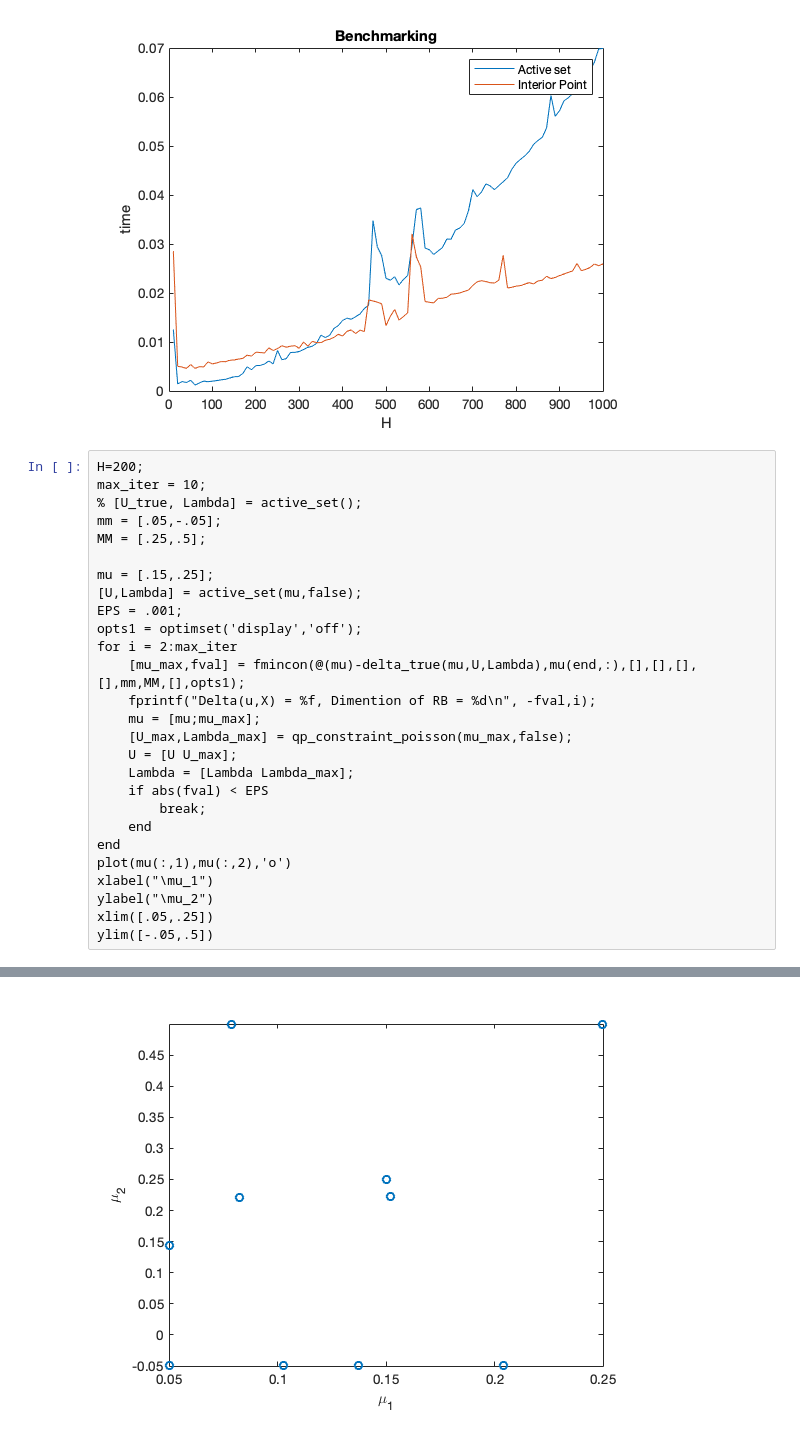
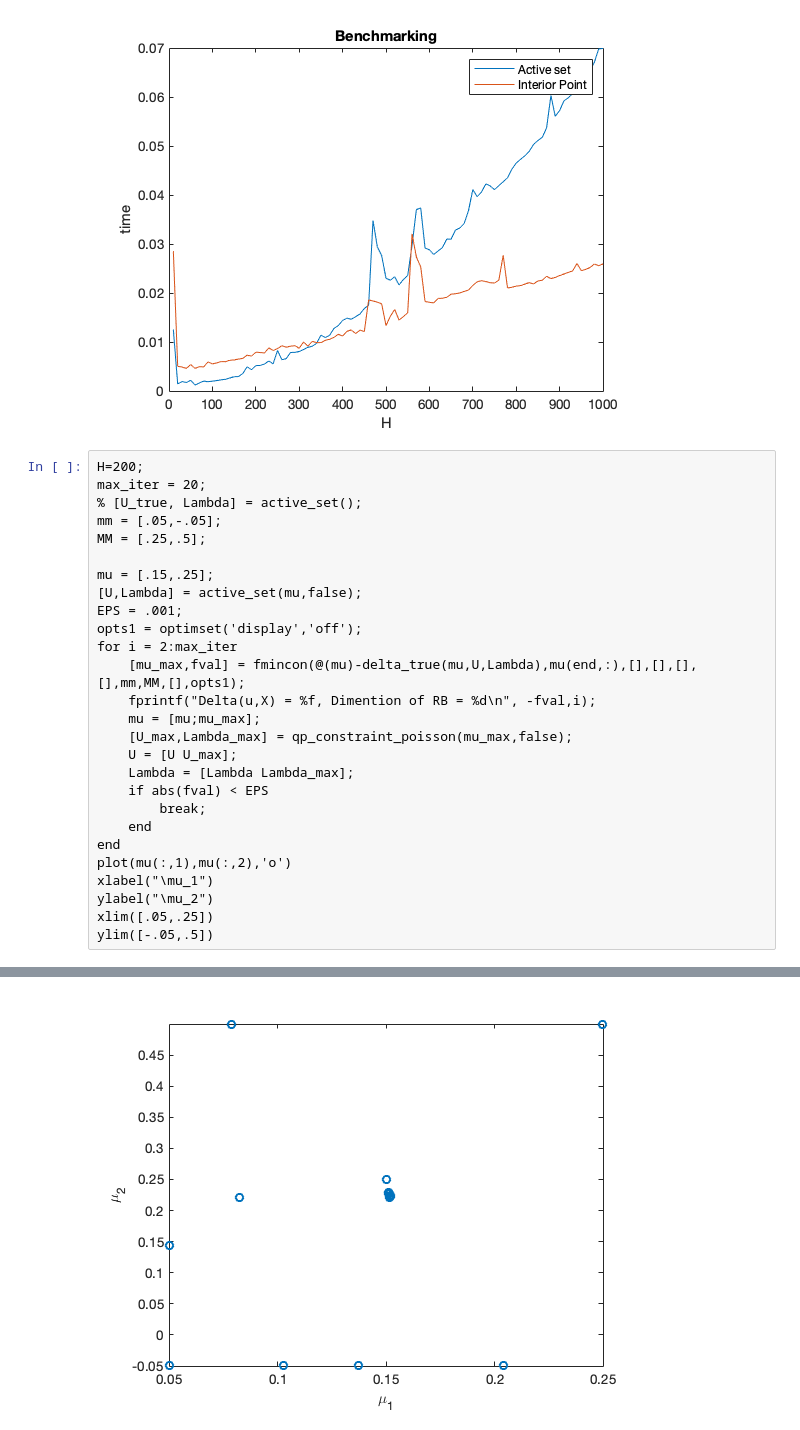
Before and after one commit to EvergreenTree/siam2012reduced, a Jupyter notebook: code/test.ipynb, the cells around one changed output, grey strips where cells are left out. Saved outputs shown, nothing was run; the diff lists cells and outputs as text.

```diff
--- a/code/test.ipynb
+++ b/code/test.ipynb
@@ -74,7 +81,7 @@ title('Benchmarking')
 [figure]
 # %%
 H=200;
-max_iter = 10;
+max_iter = 20;
 % [U_true, Lambda] = active_set();
 mm = [.05,-.05];
 MM = [.25,.5];
@@ -112,4 +129,4 @@ Delta(u,X) = 0.034095, Dimention of RB = 10
-[figure, old version]
+[figure, new version]
 # %%
 w = warning('query','last');
 warning('off',w.identifier)
```
Also changed, not shown: parts of 8 cells of this notebook, 8 other files.
